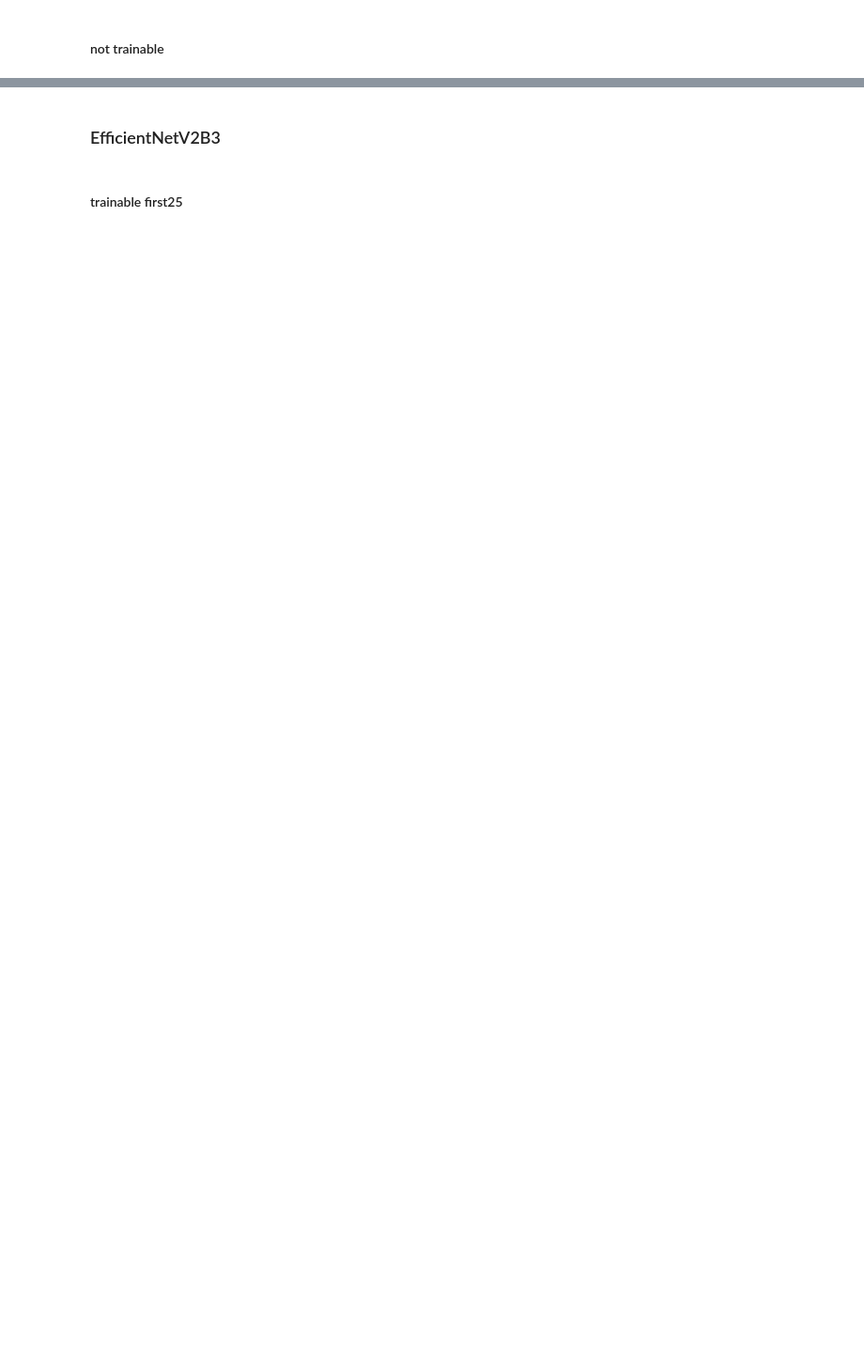
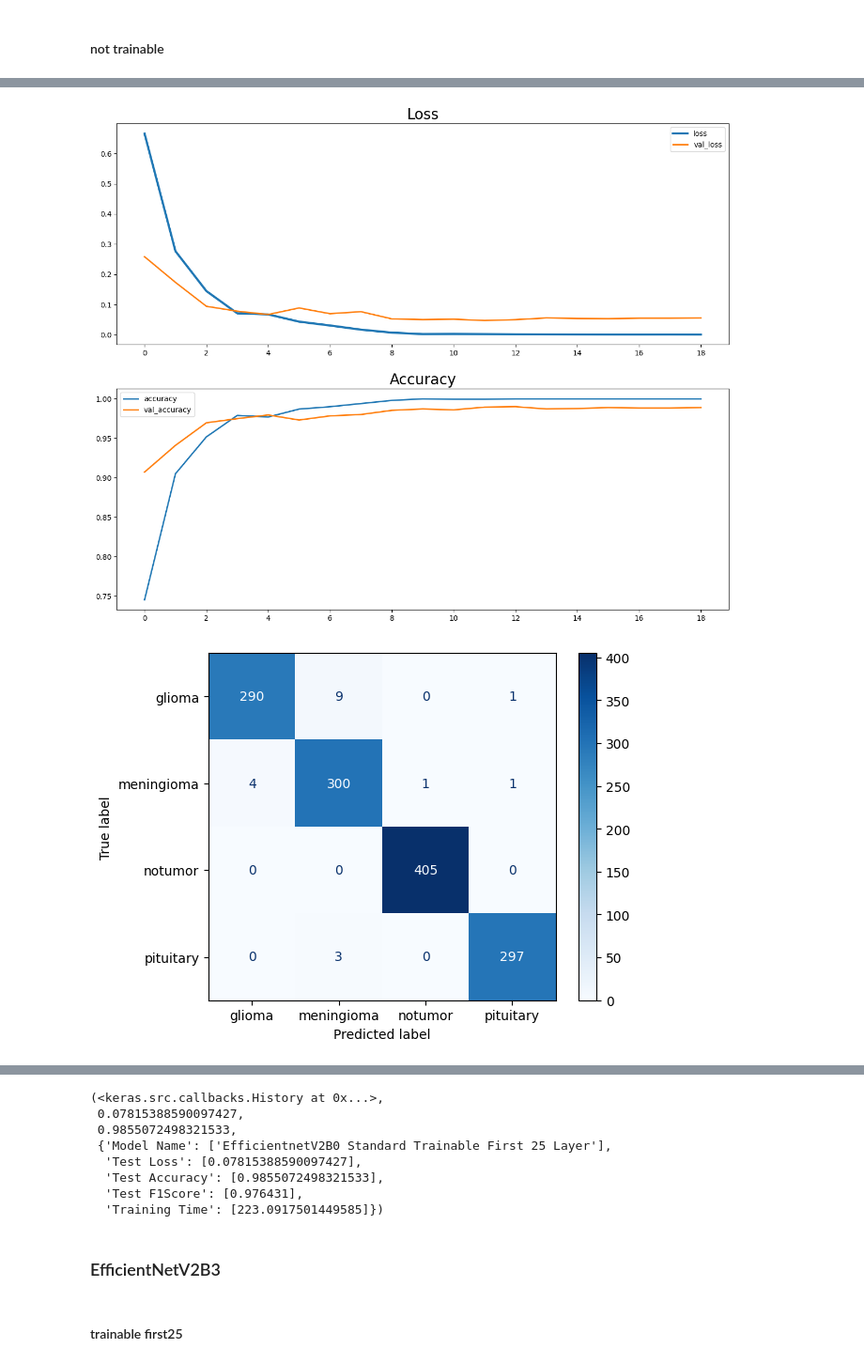
Before and after one commit to earfunnyy/Brain-Tumor-Classification, a Jupyter notebook: train.ipynb, the cells around one changed output, grey strips where cells are left out. Shown: that part at 94% size. Drawn from its saved outputs; the diff is of its cells as text; code cells hidden in the pictures; blank space fills up the shorter version.

Commit message:
EDIT: Retrain with elimination on validation process

```diff
--- a/train.ipynb
+++ b/train.ipynb
@@ -253,7 +193,7 @@ def train(model, model_name, train_ds, valid_ds, epochs, save_directory):
     checkpoint_cb = tf.keras.callbacks.ModelCheckpoint(saving_path, monitor='val_accuracy', save_best_only=True)
 
     # Early Stoping Call-Backc to stop trainig process after 'patience' epochs if the metric doesn't grow
-    earlystop_cb = tf.keras.callbacks.EarlyStopping(monitor='val_loss', patience=5, restore_best_weights=True)
+    earlystop_cb = tf.keras.callbacks.EarlyStopping(monitor='val_loss', patience=7, restore_best_weights=True)
 
     # ReduceLROnPlateau Call-Back to decrease learning-rate base on 'monitor' parameter after 'patience' epochs with a 'factor' is doesn't improve
     reduce_lr = tf.keras.callbacks.ReduceLROnPlateau(monitor='val_loss', factor=0.5, patience=3, min_lr=1e-6)
@@ -384,11 +377,9 @@ Found 1311 files belonging to 4 classes.
 # %% [markdown]
 #### trainable first25
 # %%
-model_name = 'efficientnetv2b0_standart_trainable_first25'
+model_name_1 = 'EfficientnetV2B0 Standard Trainable First 25 Layer'
 input_shape = (224,224,3)
 
 std_b0_tf25 = build_model_trainable_first25(EfficientNetV2B0, input_shape=input_shape, num_classes=4)
-std_b0_tf25, history_std_b0_tf25, training_time = train(std_b0_tf25, model_name, train_ds_224, valid_ds_224, EPOCHS, SAVE_DIRECTORY)
-history_std_b0_tf25, test_loss, test_acc, test_f1score = plot(std_b0_tf25, history_std_b0_tf25, test_ds_224)
-result(model_name, test_loss, test_acc, test_f1score, result_dict, training_time)
+std_b0_tf25, history_std_b0_tf25, training_time_1 = train(std_b0_tf25, model_name_1, train_ds_224, valid_ds_224, EPOCHS, SAVE_DIRECTORY)
 # %% [output]
@@ -427,11 +405,9 @@ weighted avg    0.98405   0.98398   0.98399      1311
 # %% [markdown]
 #### trainable last25
 # %%
-model_name = 'efficientnetv2b0_standart_trainable_last25'
+model_name_2 = 'EfficientnetV2B0 Standard Trainable Last 25 Layer'
 input_shape = (224,224,3)
 
 std_b0_tl25 = build_model_trainable_last25(EfficientNetV2B0, input_shape=input_shape, num_classes=4)
-std_b0_tl25, history_std_b0_tl25, training_time = train(std_b0_tl25, model_name, train_ds_224, valid_ds_224, EPOCHS, SAVE_DIRECTORY)
-history_std_b0_tl25, test_loss, test_acc, test_f1score = plot(std_b0_tl25, history_std_b0_tl25, test_ds_224)
-result(model_name, test_loss, test_acc, test_f1score, result_dict, training_time)
+std_b0_tl25, history_std_b0_tl25, training_time_2 = train(std_b0_tl25, model_name_2, train_ds_224, valid_ds_224, EPOCHS, SAVE_DIRECTORY)
 # %% [output]
@@ -470,11 +433,9 @@ weighted avg    0.95543   0.95576   0.95553      1311
 # %% [markdown]
 #### not trainable
 # %%
-model_name = 'efficientnetv2b0_standart_not_trainable'
+model_name_3 = 'EfficientnetV2B0 Standard Not Trainable'
 input_shape = (224,224,3)
 
 std_b0_nt = build_model_not_trainable(EfficientNetV2B0, input_shape=input_shape, num_classes=4)
-std_b0_nt, history_std_b0_nt, training_time = train(std_b0_nt, model_name, train_ds_224, valid_ds_224, EPOCHS, SAVE_DIRECTORY)
-history_std_b0_nt, test_loss, test_acc, test_f1score = plot(std_b0_nt, history_std_b0_nt, test_ds_224)
-result(model_name, test_loss, test_acc, test_f1score, result_dict, training_time)
+std_b0_nt, history_std_b0_nt, training_time_3 = train(std_b0_nt, model_name_3, train_ds_224, valid_ds_224, EPOCHS, SAVE_DIRECTORY)
 # %% [output]
@@ -511,0 +459,6 @@ weighted avg    0.94429   0.94355   0.94362      1311
+# %%
+best_variant(model_name_1, std_b0_tf25, history_std_b0_tf25, training_time_1,
+             model_name_2, std_b0_tl25, history_std_b0_tl25, training_time_2,
+             model_name_3, std_b0_nt, history_std_b0_nt, training_time_3,
+             test_ds_224, result_dict)
+# %% [output]
@@ -511,0 +482,2 @@ weighted avg    0.94429   0.94355   0.94362      1311
+[figure, added]
+[figure, added]
@@ -512,3 +498,11 @@ weighted avg    0.94429   0.94355   0.94362      1311
+(<keras.src.callbacks.History at 0x...>,
+ 0.07815388590097427,
+ 0.9855072498321533,
+ {'Model Name': ['EfficientnetV2B0 Standard Trainable First 25 Layer'],
+  'Test Loss': [0.07815388590097427],
+  'Test Accuracy': [0.9855072498321533],
+  'Test F1Score': [0.976431],
+  'Training Time': [223.0917501449585]})
 # %% [markdown]
 ### EfficientNetV2B3
 # %% [markdown]
```
Also changed, not shown: parts of 38 cells of this notebook.
